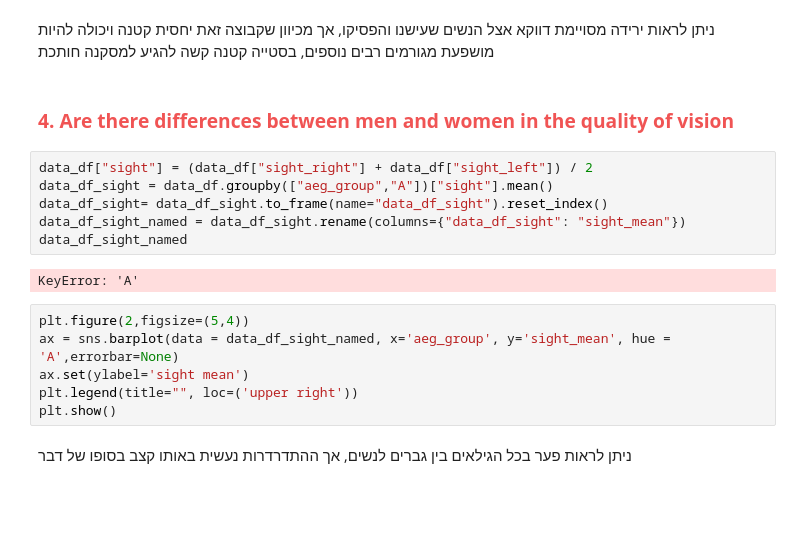
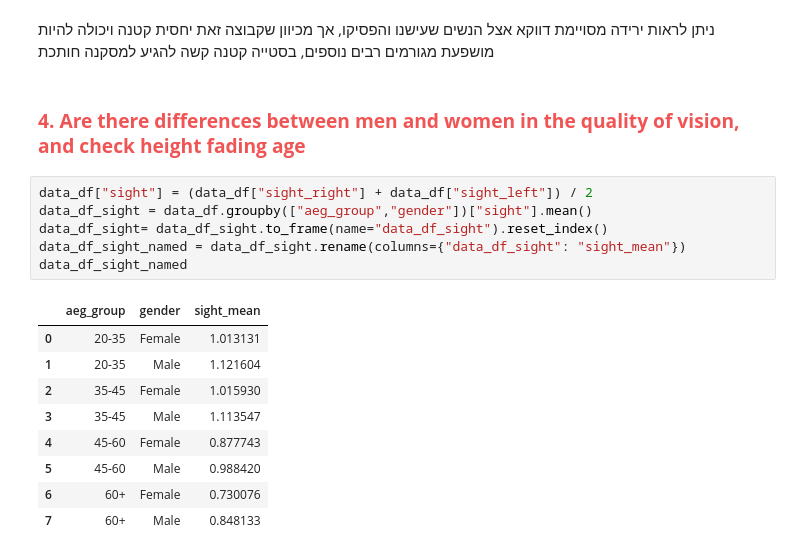
Before and after one commit to reuvenwel/project-1, a Jupyter notebook: גרסה 6.ipynb, the cells around one changed output. Drawn from its saved outputs; the diff is of its cells as text; blank space fills up the shorter version.

```diff
--- a/גרסה 6.ipynb
+++ b/גרסה 6.ipynb
@@ -1159,20 +1159,20 @@ plt.show()
 # %% [markdown]
 ניתן לראות ירידה מסויימת דווקא אצל הנשים שעישנו והפסיקו, אך מכיוון שקבוצה זאת יחסית קטנה ויכולה להיות מושפעת מגורמים רבים נוספים, בסטייה קטנה קשה להגיע למסקנה חותכת
 # %% [markdown]
-### <b id="section_2">  </b> <b style='color:#F05454'>4. Are there differences between men and women in the quality of vision </b> <b></b>
+### <b id="section_2">  </b> <b style='color:#F05454'>4. Are there differences between men and women in the quality of vision, and check height fading age </b> <b></b>
 # %%
 data_df["sight"] = (data_df["sight_right"] + data_df["sight_left"]) / 2
-data_df_sight = data_df.groupby(["aeg_group","A"])["sight"].mean()
+data_df_sight = data_df.groupby(["aeg_group","gender"])["sight"].mean()
 data_df_sight= data_df_sight.to_frame(name="data_df_sight").reset_index()
 data_df_sight_named = data_df_sight.rename(columns={"data_df_sight": "sight_mean"})
 data_df_sight_named
 # %% [output]
-KeyError: 'A'
+|  | aeg_group | gender | sight_mean |
+| 0 | 20-35 | Female | 1.013131 |
+| 1 | 20-35 | Male | 1.121604 |
+| 2 | 35-45 | Female | 1.015930 |
+| 3 | 35-45 | Male | 1.113547 |
+| 4 | 45-60 | Female | 0.877743 |
+| 5 | 45-60 | Male | 0.988420 |
+| 6 | 60+ | Female | 0.730076 |
+| 7 | 60+ | Male | 0.848133 |
-# %%
-plt.figure(2,figsize=(5,4))
-ax = sns.barplot(data = data_df_sight_named, x='aeg_group', y='sight_mean', hue = 'A',errorbar=None)
-ax.set(ylabel='sight mean')
-plt.legend(title="", loc=('upper right'))
-plt.show()
-# %% [markdown]
-ניתן לראות פער בכל הגילאים בין גברים לנשים, אך ההתדרדרות נעשית באותו קצב בסופו של דבר
```
Also changed, not shown: parts of 4 cells of this notebook.
